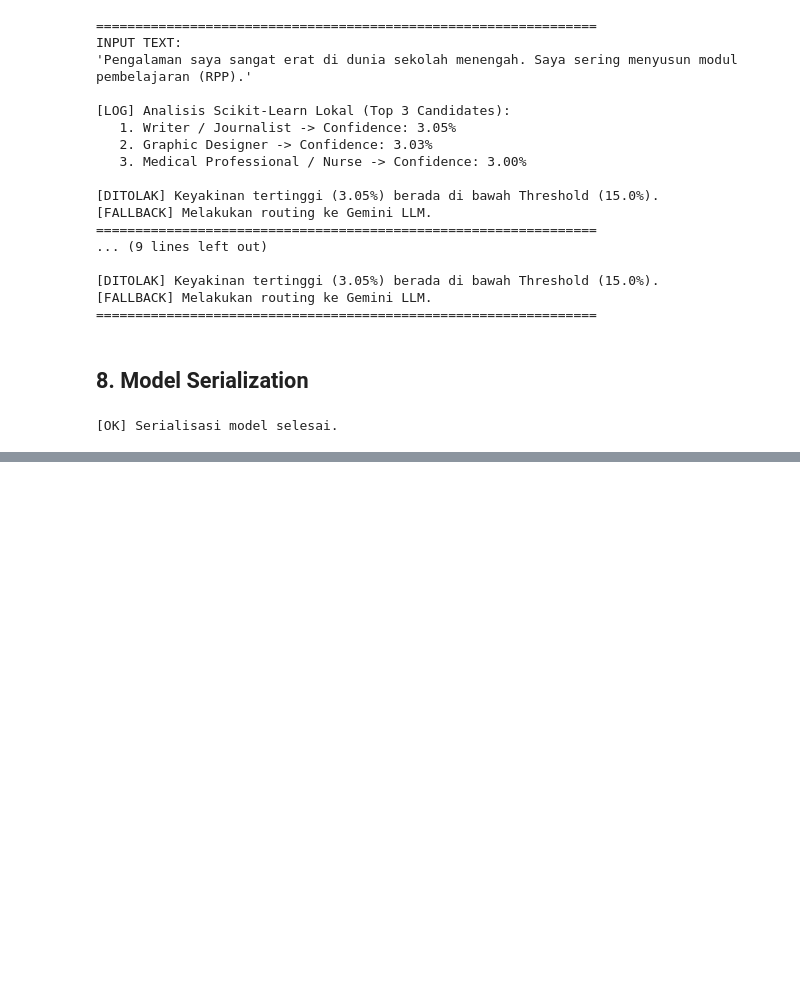
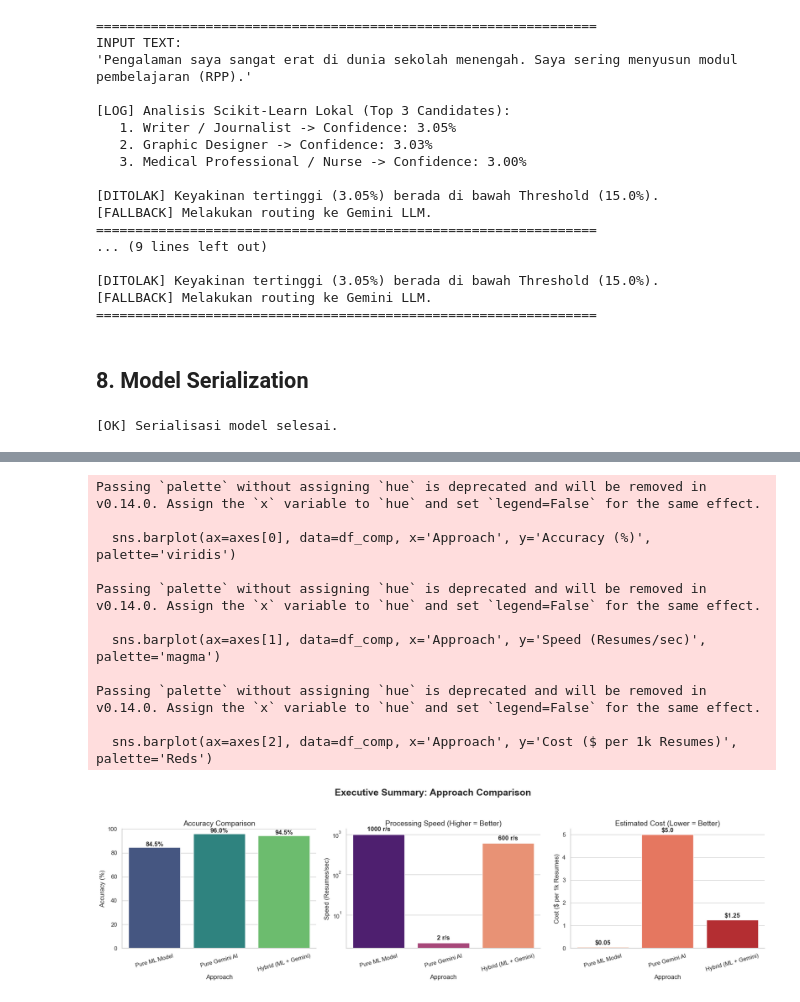
Before and after one commit to codesbykhairannoor/dopamind7, a Jupyter notebook: python_pipeline/IPoW_Detailed_Analysis.ipynb, the cells around one changed output, grey strips where cells are left out. Cells and saved outputs as stored; diff of their text form; code cells hidden in the pictures; blank space fills up the shorter version.

```diff
--- a/python_pipeline/IPoW_Detailed_Analysis.ipynb
+++ b/python_pipeline/IPoW_Detailed_Analysis.ipynb
@@ -337,0 +474,57 @@ print("[OK] Serialisasi model selesai.")
+# %%
+# Visualisasi Bar Chart Perbandingan (Simulasi Angka Presentasi)
+import pandas as pd
+
+# Data komparasi (Angka simulasi logis untuk presentasi)
+comparison_data = {
+    'Approach': ['Pure ML Model', 'Pure Gemini AI', 'Hybrid (ML + Gemini)'],
+    'Accuracy (%)': [84.5, 96.0, 94.5],       # Akurasi simulasi
+    'Speed (Resumes/sec)': [1000, 2, 600],    # Kecepatan pemrosesan
+    'Cost ($ per 1k Resumes)': [0.05, 5.00, 1.25] # Estimasi biaya API
+}
+
+df_comp = pd.DataFrame(comparison_data)
+
+fig, axes = plt.subplots(1, 3, figsize=(18, 5))
+fig.suptitle('Executive Summary: Approach Comparison', fontsize=18, fontweight='bold', y=1.05)
+
+# 1. Accuracy Comparison
+sns.barplot(ax=axes[0], data=df_comp, x='Approach', y='Accuracy (%)', palette='viridis')
+axes[0].set_title('Accuracy Comparison', fontsize=14)
+axes[0].set_ylim(0, 100)
+for i, v in enumerate(df_comp['Accuracy (%)']):
+    axes[0].text(i, v + 1, f"{v}%", ha='center', fontweight='bold')
+
+# 2. Speed Comparison
+sns.barplot(ax=axes[1], data=df_comp, x='Approach', y='Speed (Resumes/sec)', palette='magma')
+axes[1].set_title('Processing Speed (Higher = Better)', fontsize=14)
+axes[1].set_yscale('log') # Log scale karena bedanya sangat jauh
+for i, v in enumerate(df_comp['Speed (Resumes/sec)']):
+    axes[1].text(i, v * 1.2, f"{v} r/s", ha='center', fontweight='bold')
+
+# 3. Cost Comparison
+sns.barplot(ax=axes[2], data=df_comp, x='Approach', y='Cost ($ per 1k Resumes)', palette='Reds')
+axes[2].set_title('Estimated Cost (Lower = Better)', fontsize=14)
+for i, v in enumerate(df_comp['Cost ($ per 1k Resumes)']):
+    axes[2].text(i, v + 0.1, f"${v}", ha='center', fontweight='bold')
+
+for ax in axes:
+    ax.tick_params(axis='x', rotation=15)
+    ax.spines['top'].set_visible(False)
+    ax.spines['right'].set_visible(False)
+
+plt.tight_layout()
+plt.show()
+# %% [output]
+Passing `palette` without assigning `hue` is deprecated and will be removed in v0.14.0. Assign the `x` variable to `hue` and set `legend=False` for the same effect.
+
+  sns.barplot(ax=axes[0], data=df_comp, x='Approach', y='Accuracy (%)', palette='viridis')
+
+Passing `palette` without assigning `hue` is deprecated and will be removed in v0.14.0. Assign the `x` variable to `hue` and set `legend=False` for the same effect.
+
+  sns.barplot(ax=axes[1], data=df_comp, x='Approach', y='Speed (Resumes/sec)', palette='magma')
+
+Passing `palette` without assigning `hue` is deprecated and will be removed in v0.14.0. Assign the `x` variable to `hue` and set `legend=False` for the same effect.
+
+  sns.barplot(ax=axes[2], data=df_comp, x='Approach', y='Cost ($ per 1k Resumes)', palette='Reds')
+[figure, added]
```
Also changed, not shown: parts of 10 cells of this notebook, 7 other files.
